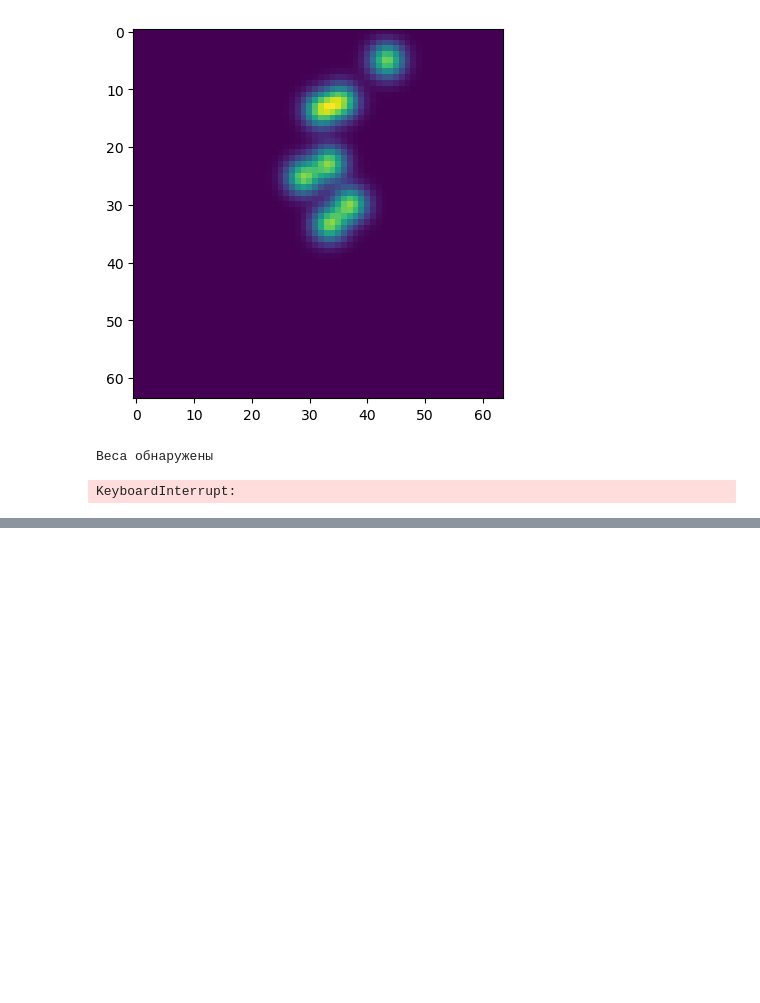
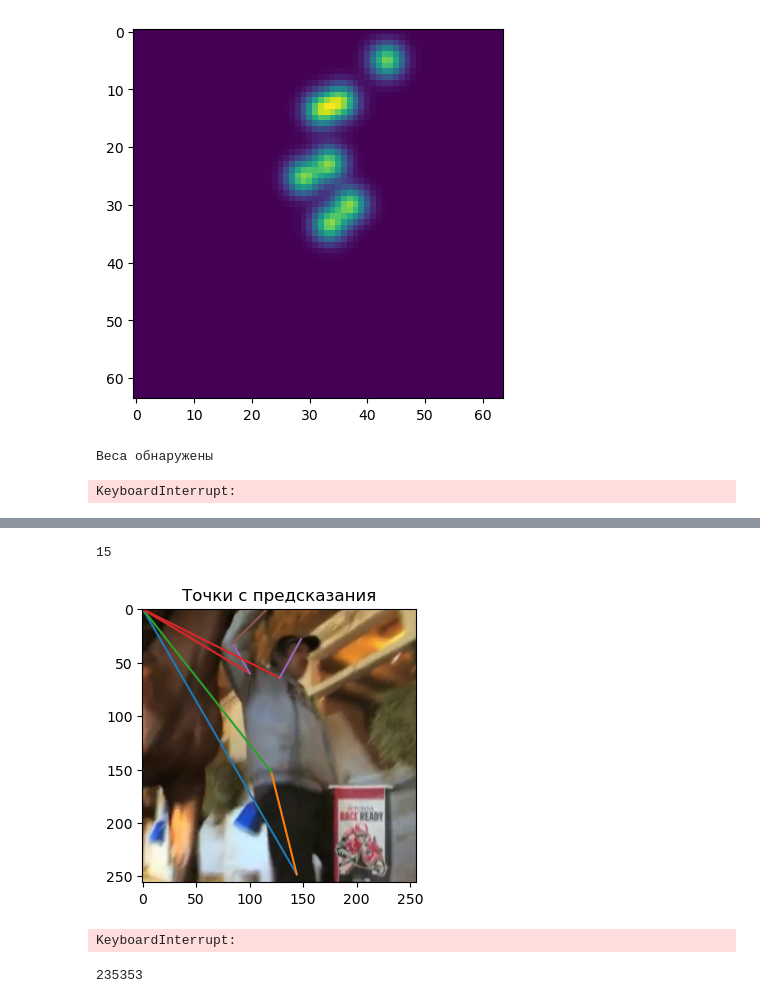
Before and after one commit to BombasticFantastik/CustomPoseEstimator, a Jupyter notebook: main.ipynb, the cells around one changed output, grey strips where cells are left out. Drawn from its saved outputs; the diff is of its cells as text; code cells hidden in the pictures; blank space fills up the shorter version.

```diff
--- a/main.ipynb
+++ b/main.ipynb
@@ -234,0 +319,38 @@ Max value: 1.240943
+# %%
+mpi_combo=[(0,1),(1,2,),(2,6),(7,12),(12,11),(11,10),(5,4),(4,3),(3,6),(7,13),(13,14),(14,15),(6,7),(7,8),(8,9)]
+# %%
+len(mpi_combo)
+# %% [output]
+15
+# %%
+def show_result2(img,heatmap):
+    img=img.permute(1,2,0).detach().cpu().numpy()
+    full_heatmap=torch.max(heatmap,dim=0)[0].detach().cpu().numpy()
+
+    px,py=get_keypoints_from_heatmaps(heatmap)
+    #масштабирование
+    scale=img.shape[0]/heatmap.shape[1]#хз
+    px *=scale
+    py *=scale
+
+    plt.figure(figsize=(12,4))
+
+    plt.subplot(1,3,3)
+    plt.title('Точки с предсказания')
+    plt.imshow(img)
+    px,py=px.cpu().numpy(),py.cpu().numpy()
+
+    for idx in mpi_combo:
+        #if idx[0]<len(px) and idx[1]<len(py):
+        plt.plot([px[idx[0]],px[idx[1]]],[py[idx[0]],py[idx[1]]])
+# %%
+show_result2(batch['img'][0],batch['label'][0])
+# %% [output]
+[figure, added]
+# %%
+for batch in pose_dataloader:
+    pred=model(batch['img'].to(device))
+    #print(f"Mean value: {pred.mean().item():.6f}")
+    #print(f"Max value: {pred.max().item():.6f}")
+# %% [output]
+KeyboardInterrupt:
@@ -235,3 +360,8 @@ Max value: 1.240943
+# %%
+import gc
+gc.collect()
+# %% [output]
+235353
 # %%
 a="""
 
```
Also changed, not shown: parts of 5 cells of this notebook, 1 other file.
